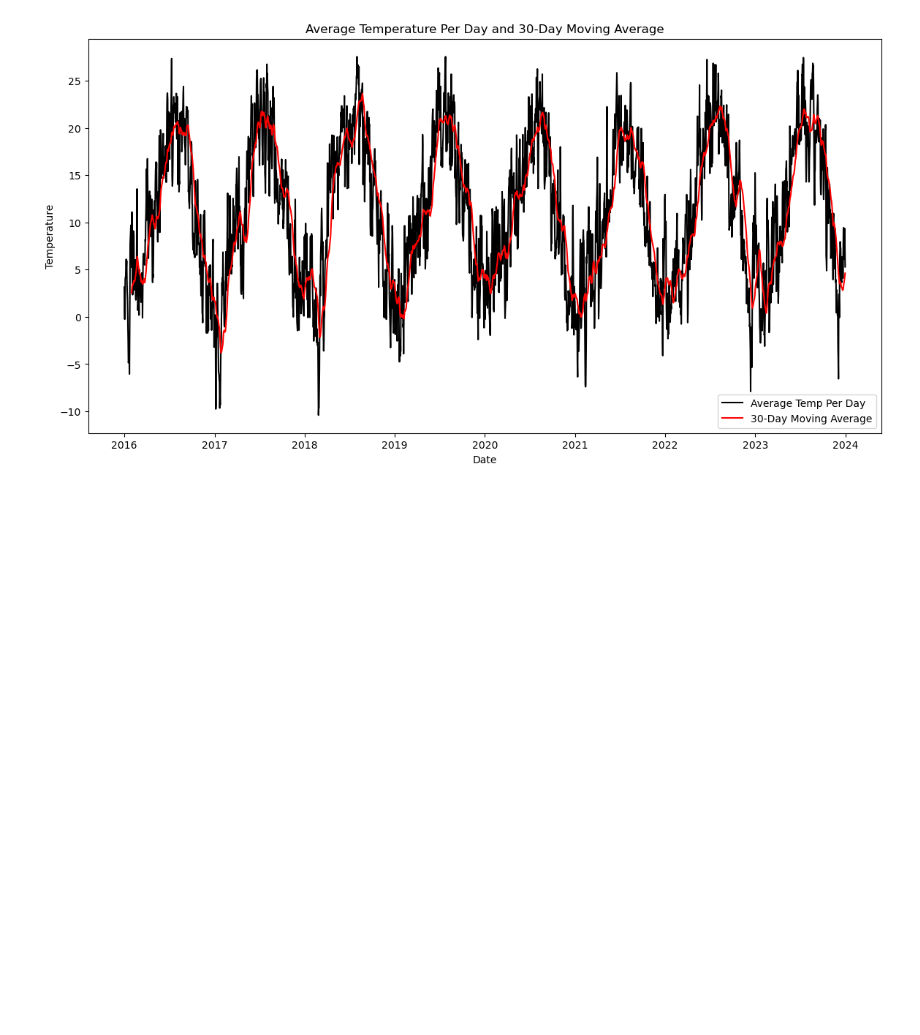
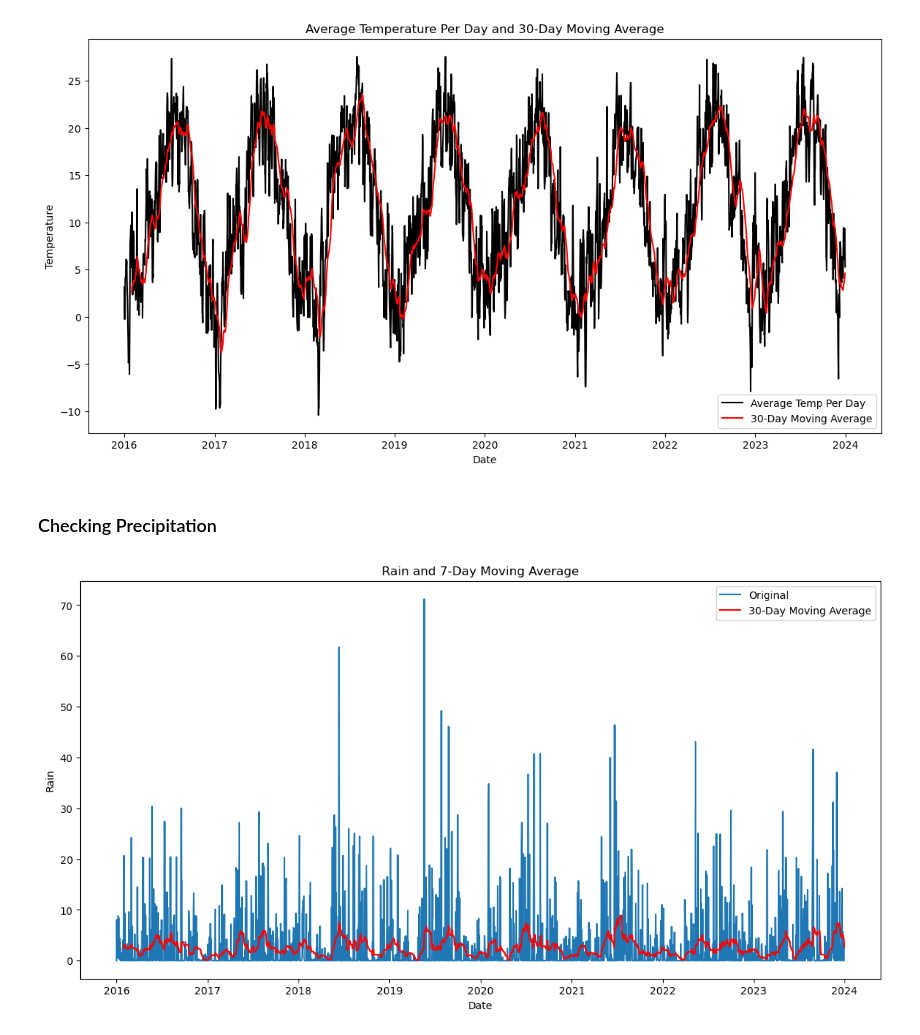
Before and after one commit to caropaezBSH/CaroPeThesis, a Jupyter notebook: Munich_Complete_Analysis/MunichAnalysis.ipynb, the cells around one changed output. Saved outputs shown, nothing was run; the diff lists cells and outputs as text; code cells hidden in the pictures; blank space fills up the shorter version.

```diff
--- a/Munich_Complete_Analysis/MunichAnalysis.ipynb
+++ b/Munich_Complete_Analysis/MunichAnalysis.ipynb
@@ -433,0 +568,17 @@ plt.show()
+# %% [markdown]
+### Checking Precipitation
+# %%
+# Rolling - Calculating a 7-day moving average for the sales data
+df_munich_all_locations['30-Day MA Rain'] = df_munich_all_locations['niederschlag'].rolling(window=30).mean()
+
+# Plotting the original sales data with the 7-day moving average
+plt.figure(figsize=(14, 7))
+plt.plot(df_munich_all_locations['niederschlag'], label='Original')
+plt.plot(df_munich_all_locations['30-Day MA Rain'], color='red', label='30-Day Moving Average')
+plt.title('Rain and 7-Day Moving Average')
+plt.xlabel('Date')
+plt.ylabel('Rain')
+plt.legend()
+plt.show()
+# %% [output]
+[figure, added]
```
Also changed, not shown: parts of 23 cells of this notebook, 1 other file.
